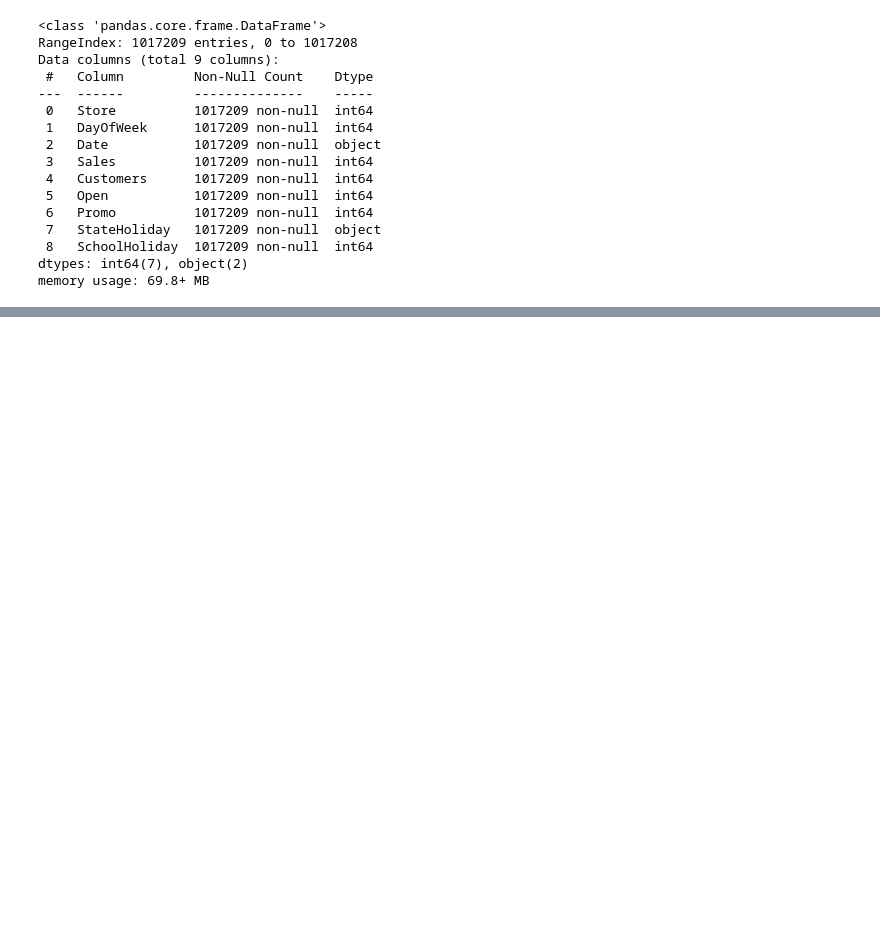
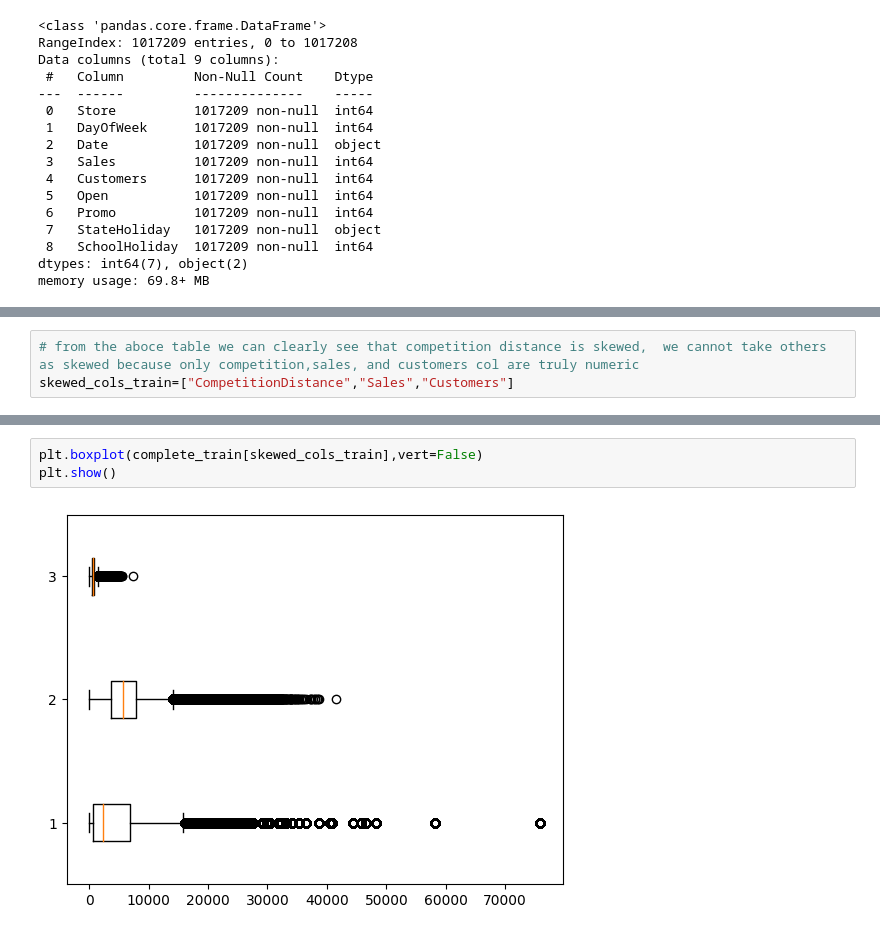
Before and after one commit to Nathnael12/pharmaceutical-sales-prediction, a Jupyter notebook: notbooks/data_preprocessing.ipynb, the cells around one changed output, grey strips where cells are left out. Saved outputs shown, nothing was run; the diff lists cells and outputs as text; blank space fills up the shorter version.

```diff
--- a/notbooks/data_preprocessing.ipynb
+++ b/notbooks/data_preprocessing.ipynb
@@ -136,0 +278,3 @@ memory usage: 69.8+ MB
+# %%
+# from the aboce table we can clearly see that competition distance is skewed,  we cannot take others as skewed because only competition,sales, and customers col are truly numeric
+skewed_cols_train=["CompetitionDistance","Sales","Customers"]
@@ -136,0 +393,5 @@ memory usage: 69.8+ MB
+# %%
+plt.boxplot(complete_train[skewed_cols_train],vert=False)
+plt.show()
+# %% [output]
+[figure, added]
```
Also changed, not shown: parts of 29 cells of this notebook.
